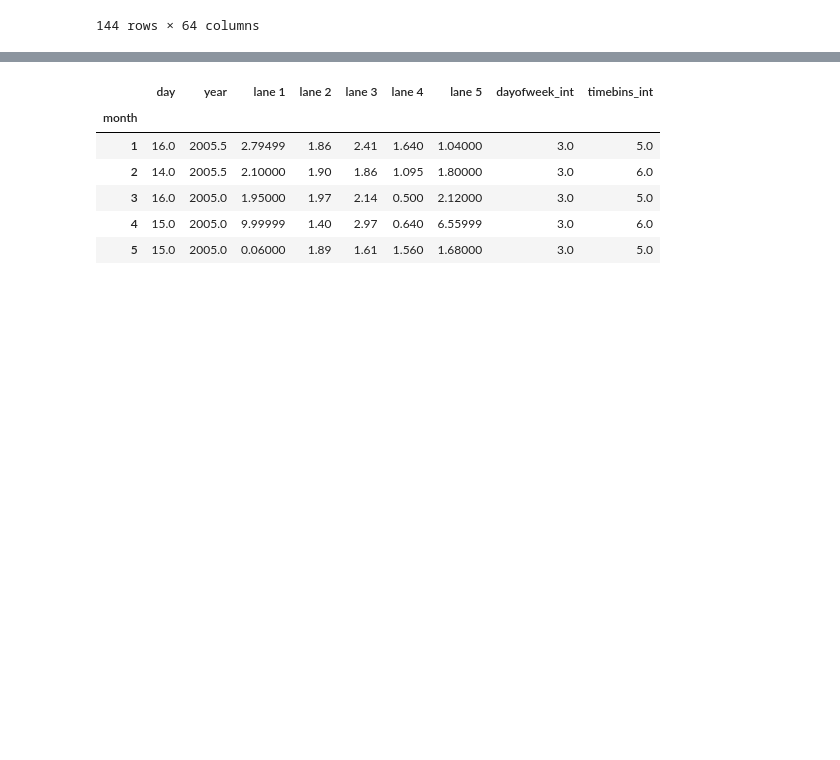
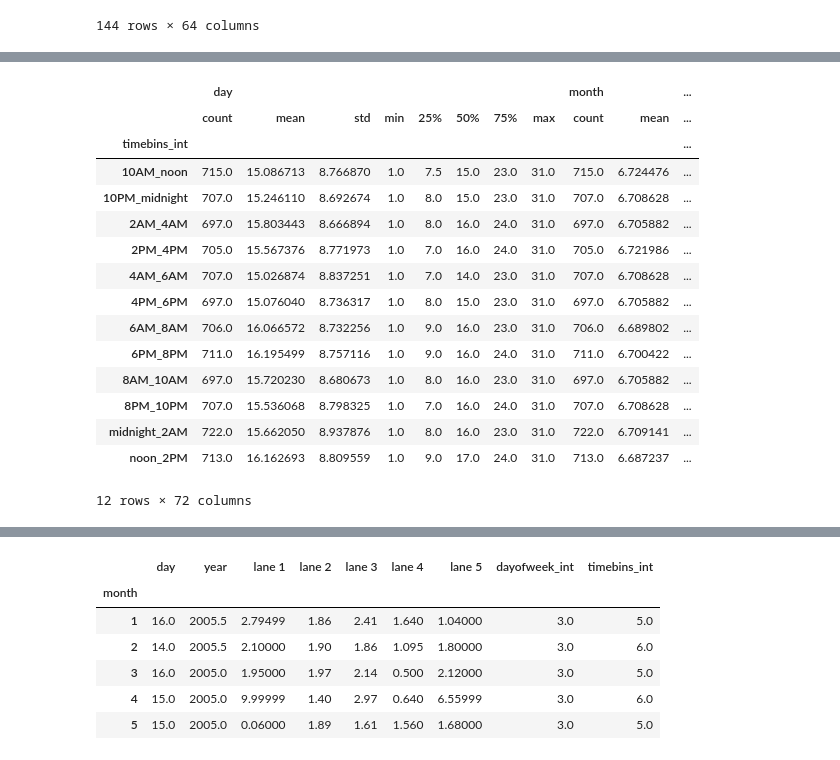
Before and after one commit to vishesh-sarinDXB/Dissolved_Oxygen_Analysis_Unsupervised, a Jupyter notebook: notebooks/do-rabee-pyf2-actual-consolidation-code.ipynb, the cells around one changed output, grey strips where cells are left out. Cells and saved outputs as stored; diff of their text form; code cells hidden in the pictures; blank space fills up the shorter version.

```diff
--- a/notebooks/do-rabee-pyf2.ipynb
+++ b/notebooks/do-rabee-pyf2-actual-consolidation-code.ipynb
@@ -254,0 +321,19 @@ do_data_mtb.describe()
+# %%
+do_data_timeBins.describe()
+# %% [output]
+|  | day |  |  |  |  |  |  |  | month |  | ... |
+|  | count | mean | std | min | 25% | 50% | 75% | max | count | mean | ... |
+| timebins_int |  |  |  |  |  |  |  |  |  |  | ... |
+| 10AM_noon | 715.0 | 15.086713 | 8.766870 | 1.0 | 7.5 | 15.0 | 23.0 | 31.0 | 715.0 | 6.724476 | ... |
+| 10PM_midnight | 707.0 | 15.246110 | 8.692674 | 1.0 | 8.0 | 15.0 | 23.0 | 31.0 | 707.0 | 6.708628 | ... |
+| 2AM_4AM | 697.0 | 15.803443 | 8.666894 | 1.0 | 8.0 | 16.0 | 24.0 | 31.0 | 697.0 | 6.705882 | ... |
+| 2PM_4PM | 705.0 | 15.567376 | 8.771973 | 1.0 | 7.0 | 16.0 | 24.0 | 31.0 | 705.0 | 6.721986 | ... |
+| 4AM_6AM | 707.0 | 15.026874 | 8.837251 | 1.0 | 7.0 | 14.0 | 23.0 | 31.0 | 707.0 | 6.708628 | ... |
+| 4PM_6PM | 697.0 | 15.076040 | 8.736317 | 1.0 | 8.0 | 15.0 | 23.0 | 31.0 | 697.0 | 6.705882 | ... |
+| 6AM_8AM | 706.0 | 16.066572 | 8.732256 | 1.0 | 9.0 | 16.0 | 23.0 | 31.0 | 706.0 | 6.689802 | ... |
+| 6PM_8PM | 711.0 | 16.195499 | 8.757116 | 1.0 | 9.0 | 16.0 | 24.0 | 31.0 | 711.0 | 6.700422 | ... |
+| 8AM_10AM | 697.0 | 15.720230 | 8.680673 | 1.0 | 8.0 | 16.0 | 23.0 | 31.0 | 697.0 | 6.705882 | ... |
+| 8PM_10PM | 707.0 | 15.536068 | 8.798325 | 1.0 | 7.0 | 16.0 | 24.0 | 31.0 | 707.0 | 6.708628 | ... |
+| midnight_2AM | 722.0 | 15.662050 | 8.937876 | 1.0 | 8.0 | 16.0 | 23.0 | 31.0 | 722.0 | 6.709141 | ... |
+| noon_2PM | 713.0 | 16.162693 | 8.809559 | 1.0 | 9.0 | 17.0 | 24.0 | 31.0 | 713.0 | 6.687237 | ... |
+12 rows × 72 columns
```
Also changed, not shown: parts of 9 cells of this notebook, 1 other file.
